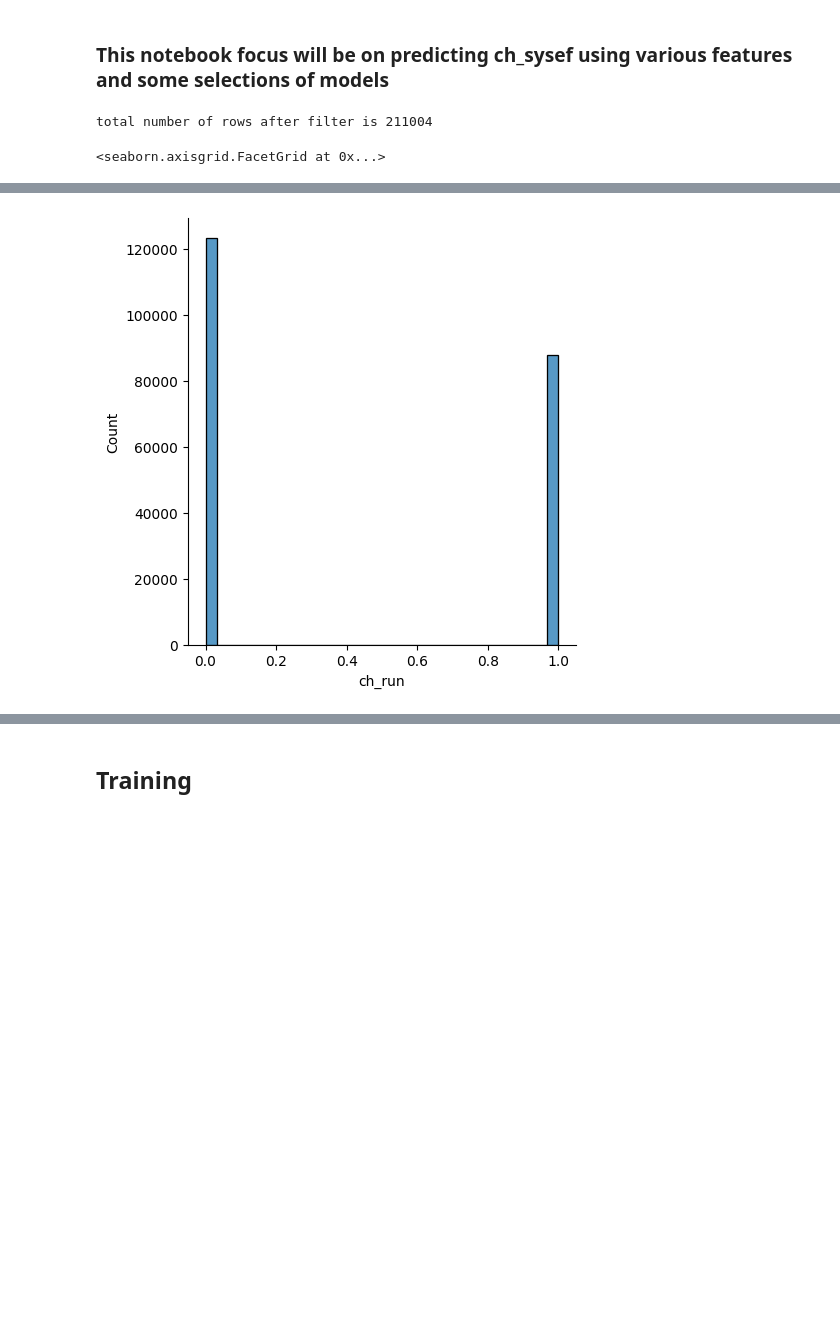
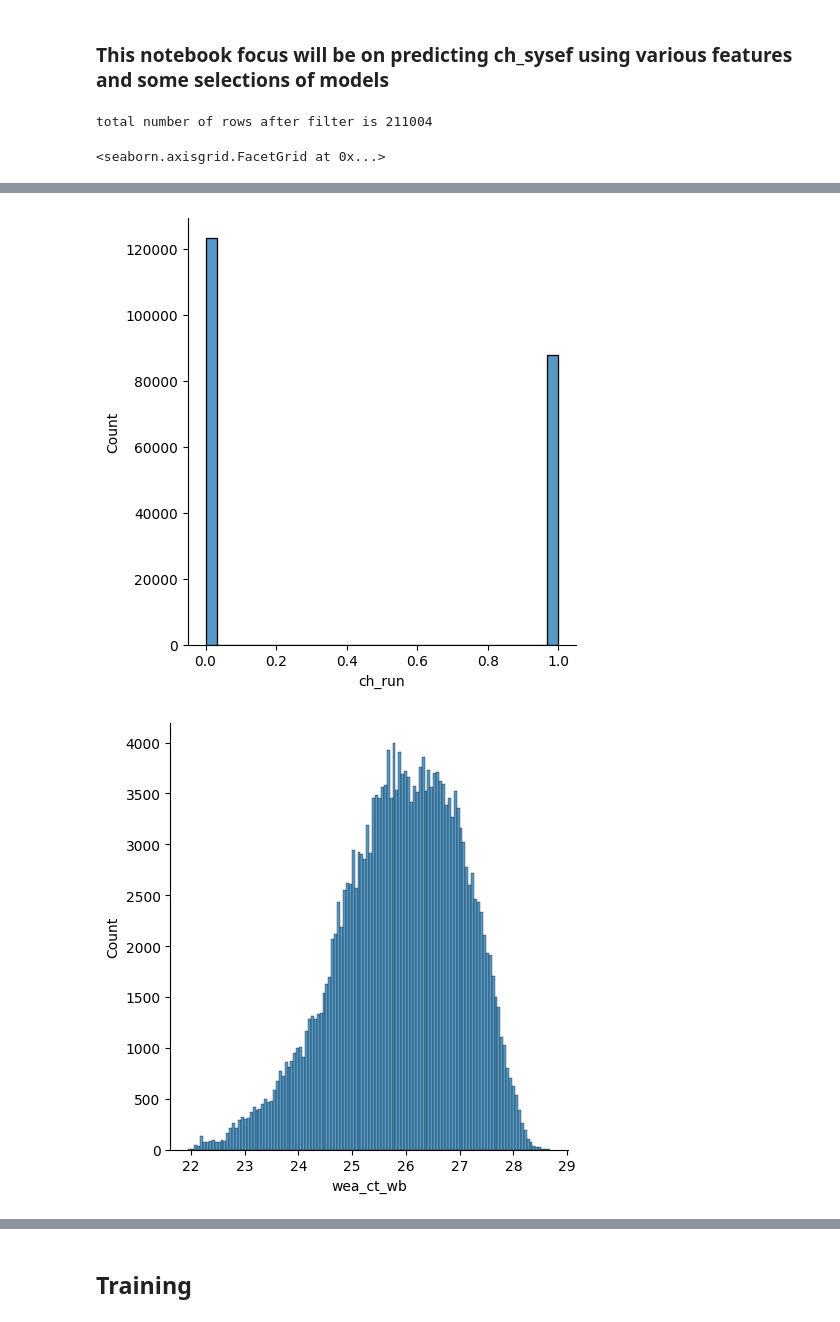
Before and after one commit to kaerintern/optimization, a Jupyter notebook: parklane/parklane_ch_sysef_pred.ipynb, the cells around one changed output, grey strips where cells are left out. Cells and saved outputs as stored; diff of their text form; code cells hidden in the pictures; blank space fills up the shorter version.

```diff
--- a/parklane/parklane_ch_sysef_pred.ipynb
+++ b/parklane/parklane_ch_sysef_pred.ipynb
@@ -48,31 +48,33 @@ fil_df = fil_df.fillna(0)
 fil_df['lift'] = fil_df['h_cwrt'] - fil_df['h_chwst']
 fil_df['ct_tot_kw'] = fil_df['ct_1_kw'] + fil_df['ct_2_kw']
 # both chillers running
 fil_df['ch_run'] = (fil_df['ch_1_kwe']>=2) & (fil_df['ch_2_kwe']>=2)
 fil_df['ch_run'] = fil_df['ch_run'].astype(int)
 
 # filtering additional columns
 fil_df = fil_df[(fil_df['ct_tot_kw']>=2) & (fil_df['ct_tot_kw']<=30)]
 fil_df = fil_df[(fil_df['lift']>=18) & (fil_df['lift']<=30)]
 
 print("total number of rows after filter is {}".format(len(fil_df)))
 
 # selecting related features only
-ch_sysef_df = fil_df[['ch_sysef', 'lift', 'sys_cl', 'ct_tot_kw', 'ch_run']]
+ch_sysef_df = fil_df[['ch_sysef', 'lift', 'sys_cl', 'ct_tot_kw', 'ch_run', 'wea_ct_wb']]
 # reset
 ch_sysef_df = ch_sysef_df.reset_index()
 
 # distribution
 sns.displot(ch_sysef_df, x="ch_sysef")
 sns.displot(ch_sysef_df, x="lift")
 sns.displot(ch_sysef_df, x="sys_cl")
 sns.displot(ch_sysef_df, x="ct_tot_kw")
 sns.displot(ch_sysef_df, x="ch_run")
+sns.displot(ch_sysef_df, x="wea_ct_wb")
 # %% [output]
 total number of rows after filter is 211004
 <seaborn.axisgrid.FacetGrid at 0x...>
 [figure]
 [figure]
 [figure]
 [figure]
 [figure]
+[figure, added]
```
Also changed, not shown: parts of 16 cells of this notebook, 1 other file.
